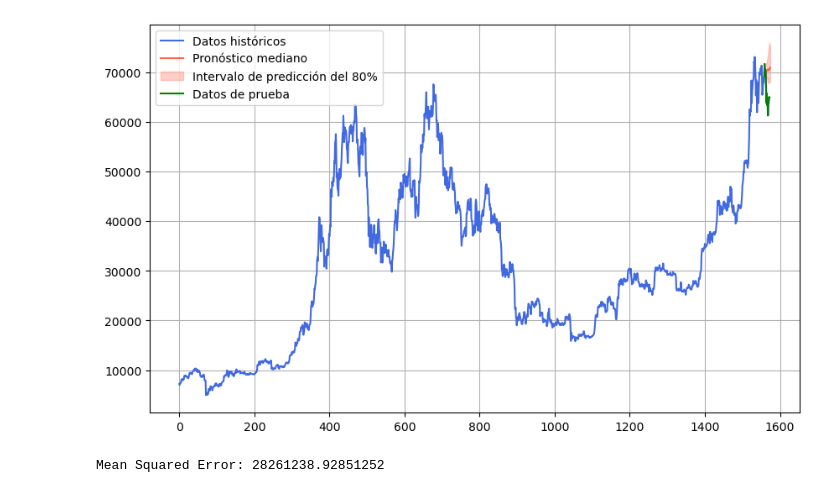
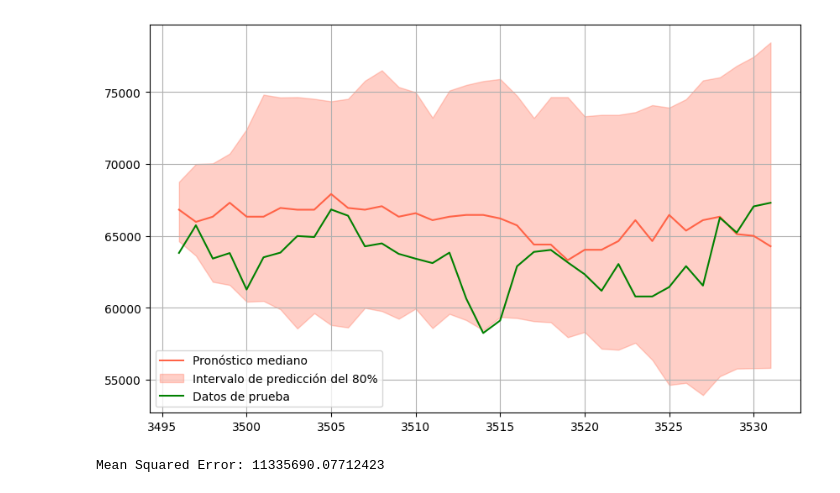
Before and after one commit to Ivo196/Price-Forecasting-Chronos-T5, a Jupyter notebook: test1.ipynb, the cells around one changed output. Cells and saved outputs as stored; diff of their text form; code cells hidden in the pictures.

```diff
--- a/test1.ipynb
+++ b/test1.ipynb
@@ -6,8 +6,8 @@ import torch
 from chronos import ChronosPipeline
 
 pipeline = ChronosPipeline.from_pretrained(
-  "amazon/chronos-t5-large",
-  device_map="cpu",
+  "amazon/chronos-t5-tiny",
+  device_map="cuda",
   torch_dtype=torch.bfloat16,
 )
 
@@ -40,13 +40,12 @@ import torch
 from chronos import ChronosPipeline
 from sklearn.metrics import mean_squared_error
 
-# Función para visualizar pronósticos
-def plot_forecast(df, forecast_index, median, low, high, test_data, train_size):
+# Función para visualizar pronósticos centrados en los datos de prueba
+def plot_forecast(test_data, forecast_index, median, low, high):
     plt.figure(figsize=(10, 6))
-    plt.plot(df["Close"], color="royalblue", label="Datos históricos")
     plt.plot(forecast_index, median, color="tomato", label="Pronóstico mediano")
     plt.fill_between(forecast_index, low, high, color="tomato", alpha=0.3, label="Intervalo de predicción del 80%")
-    plt.plot(range(train_size, train_size + len(test_data)), test_data.values, color="green", label="Datos de prueba")
+    plt.plot(forecast_index, test_data.values, color="green", label="Datos de prueba")
     plt.legend()
     plt.grid()
     plt.show()
@@ -63,36 +62,37 @@ test_data = df["Close"][train_size:]
 context = torch.tensor(train_data.values, dtype=torch.bfloat16)
 
 # Establecer prediction_length y desactivar la verificación de longitud si es necesario
 prediction_length = min(len(test_data), 64)  # Limitar la longitud de predicción a 64
 
 # Cargar el modelo de Chronos
 pipeline = ChronosPipeline.from_pretrained(
-    "amazon/chronos-t5-tiny",
-    device_map="cpu",
+    "amazon/chronos-t5-large",
+    device_map="auto",
     torch_dtype=torch.bfloat16,
 )
 
 # Hacer la predicción
 forecast = pipeline.predict(context, prediction_length, limit_prediction_length=False)  # forma [num_series, num_samples, prediction_length]
 
-# Visualizar el pronóstico
+# Índices para el pronóstico
 forecast_index = range(train_size, train_size + prediction_length)
 low, median, high = np.quantile(forecast[0].numpy(), [0.1, 0.5, 0.9], axis=0)
 
-plot_forecast(df, forecast_index, median, low, high, test_data[:prediction_length], train_size)
+# Visualizar el pronóstico centrado en los datos de prueba
+plot_forecast(test_data[:prediction_length], forecast_index, median, low, high)
 
 # Asegurarse de que no haya NaNs en los datos de prueba y en las predicciones
 test_data_clean = test_data[:prediction_length].dropna()
 median_forecast_clean = pd.Series(median, index=forecast_index).dropna()
 
 # Asegurarse de que las longitudes coinciden después de eliminar NaNs
 min_length = min(len(test_data_clean), len(median_forecast_clean))
 test_data_clean = test_data_clean[:min_length]
 median_forecast_clean = median_forecast_clean[:min_length]
 
 # Evaluar la precisión de las predicciones
 mse = mean_squared_error(test_data_clean, median_forecast_clean)
 print(f"Mean Squared Error: {mse}")
 # %% [output]
-[figure, old version]
+[figure, new version]
-Mean Squared Error: 28261238.92851252
+Mean Squared Error: 11335690.07712423
```
Also changed, not shown: parts of 2 cells of this notebook.
